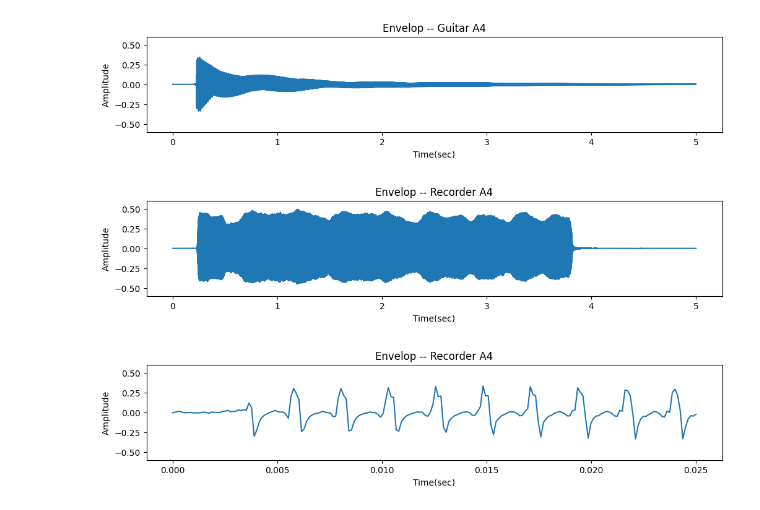
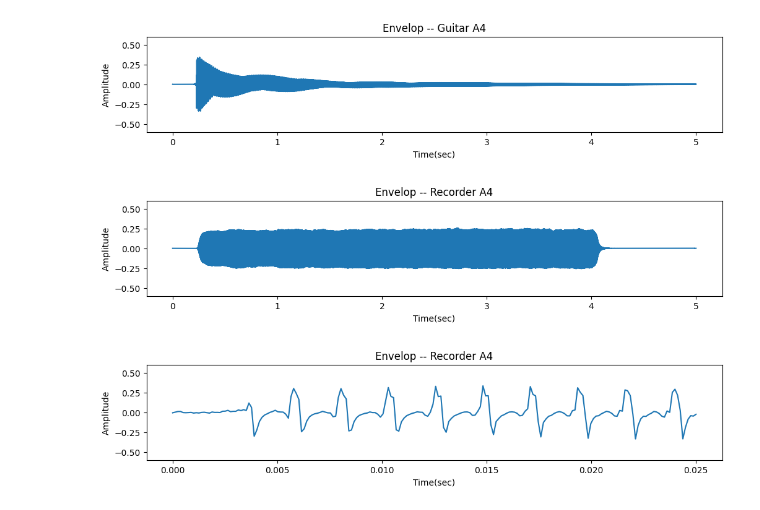
Before and after one commit to araobp/data-science, a Jupyter notebook: DigitalAudioProcessing/DigitalAudioProcessing1.ipynb, the cells around one changed output. Drawn from its saved outputs; the diff is of its cells as text; code cells hidden in the pictures.

```diff
--- a/DigitalAudioProcessing/DigitalAudioProcessing1.ipynb
+++ b/DigitalAudioProcessing/DigitalAudioProcessing1.ipynb
@@ -11,12 +13,12 @@ from IPython.display import Audio
 
 %matplotlib inline
 # %%
-def plot_wave(fs, data, title, ylim=(-1,1)):
+def plot_wave(fs, data, title, ylim=(-1,1), max=1.0):
     num = data.shape[0]
     time = np.linspace(0., num/fs, num)
 
     fig, ax = plt.subplots(figsize=(12,2))
-    ax.plot(time, data/2**15)   # Normalization (16bit: 2**16 * 2)
+    ax.plot(time, data/max)   # Normalization (16bit: 2**16 * 2)
     ax.set_title(title)
     ax.set_xlabel('Time(sec)')
     ax.set_ylabel('Amplitude')
@@ -46,8 +50,8 @@ plot_wave(g_fs, g_data, 'Envelop -- Guitar A4', ylim=(-0.6, 0.6))
 # %% [output]
 [figure]
 # %%
-plot_wave(r_fs, r_data, 'Envelop -- Recorder A4', ylim=(-0.6, 0.6))
+plot_wave(r_fs, r_data, 'Envelop -- Recorder A4', ylim=(-0.6, 0.6), max=2**15)
 # %% [output]
-[figure, old version]
+[figure, new version]
 # %%
 g_fs, g_data = read('data/guitar_A4.wav')
```
Also changed, not shown: parts of 15 cells of this notebook.
